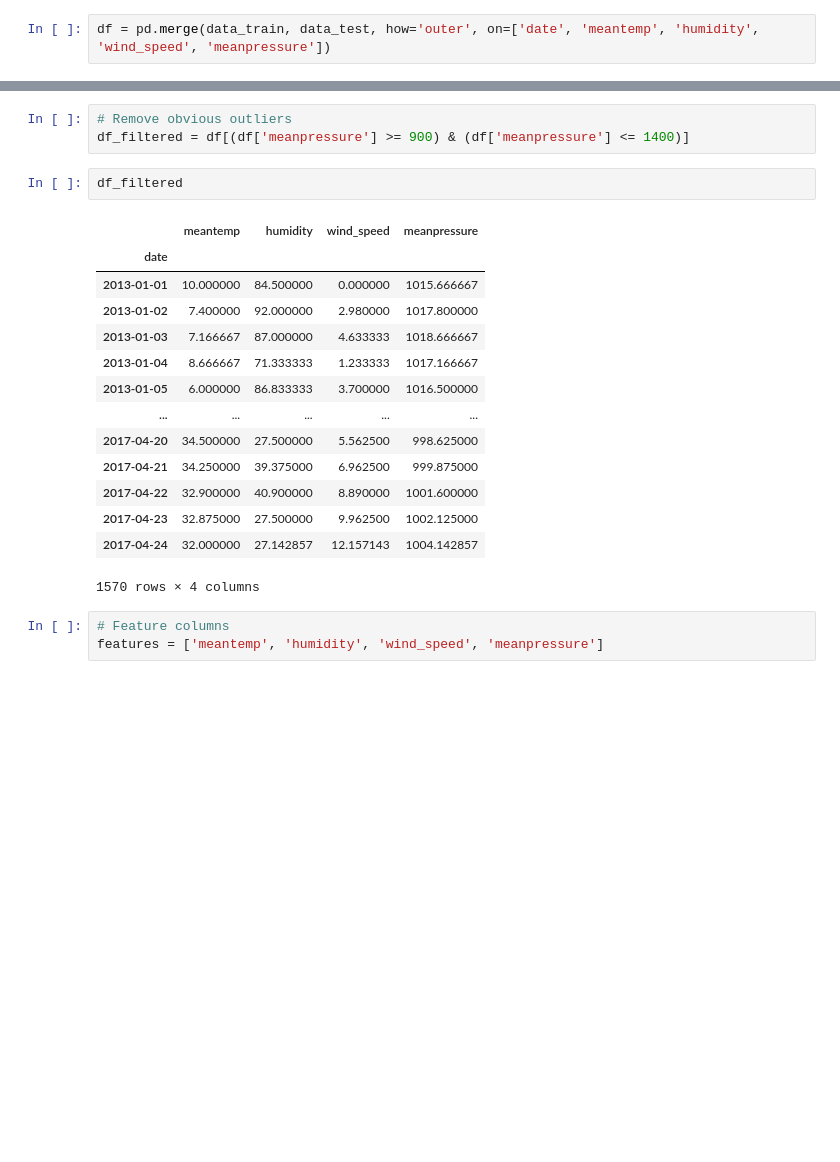
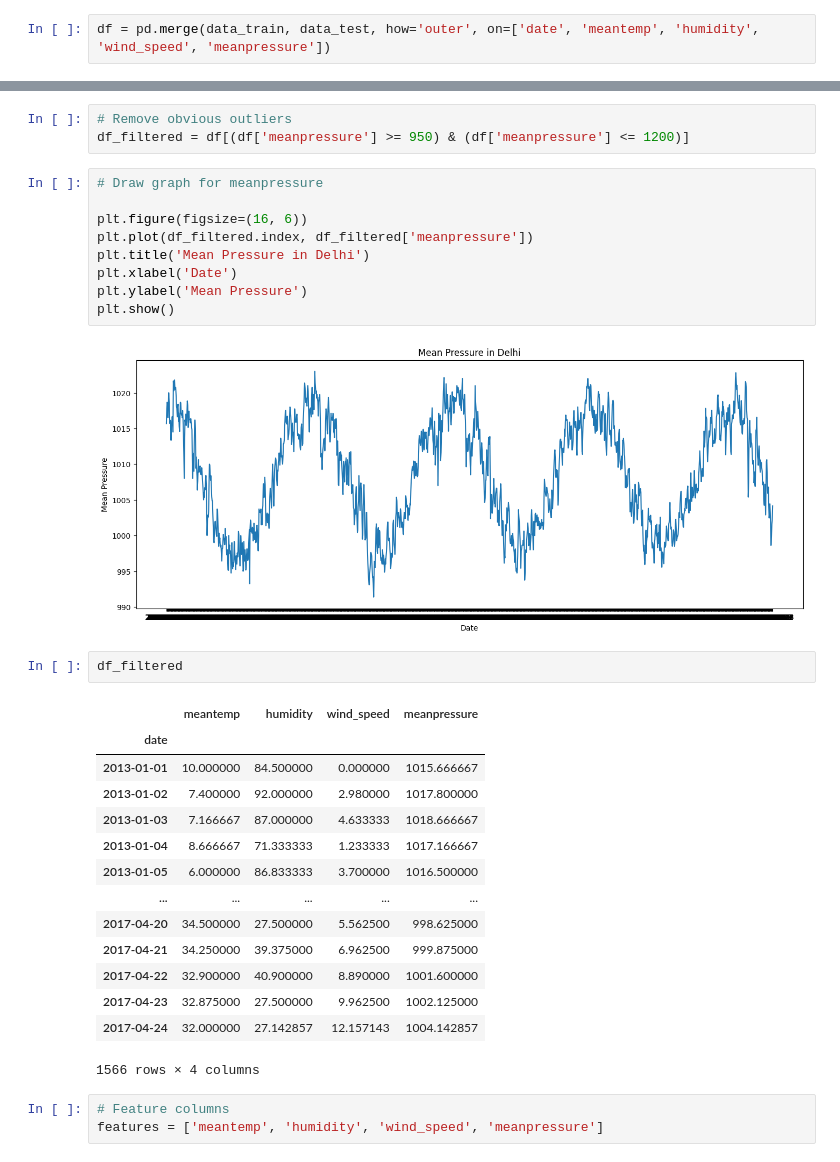
Before and after one commit to Ilja-R/TMSds, a Jupyter notebook: lesson44/Lesson_44.ipynb, the cells around one changed output, grey strips where cells are left out. Drawn from its saved outputs; the diff is of its cells as text; blank space fills up the shorter version.

```diff
--- a/lesson44/Lesson_44.ipynb
+++ b/lesson44/Lesson_44.ipynb
@@ -16,6 +27,17 @@ df = pd.merge(data_train, data_test, how='outer', on=['date', 'meantemp', 'humid
 # %%
 # Remove obvious outliers
-df_filtered = df[(df['meanpressure'] >= 900) & (df['meanpressure'] <= 1400)]
+df_filtered = df[(df['meanpressure'] >= 950) & (df['meanpressure'] <= 1200)]
+# %%
+# Draw graph for meanpressure
+
+plt.figure(figsize=(16, 6))
+plt.plot(df_filtered.index, df_filtered['meanpressure'])
+plt.title('Mean Pressure in Delhi')
+plt.xlabel('Date')
+plt.ylabel('Mean Pressure')
+plt.show()
+# %% [output]
+[figure, added]
 # %%
 df_filtered
 # %% [output]
@@ -32,7 +54,7 @@ df_filtered
 | 2017-04-22 | 32.900000 | 40.900000 | 8.890000 | 1001.600000 |
 | 2017-04-23 | 32.875000 | 27.500000 | 9.962500 | 1002.125000 |
 | 2017-04-24 | 32.000000 | 27.142857 | 12.157143 | 1004.142857 |
-1570 rows × 4 columns
+1566 rows × 4 columns
 # %%
 # Feature columns
 features = ['meantemp', 'humidity', 'wind_speed', 'meanpressure']
```
Also changed, not shown: parts of 23 cells of this notebook.
